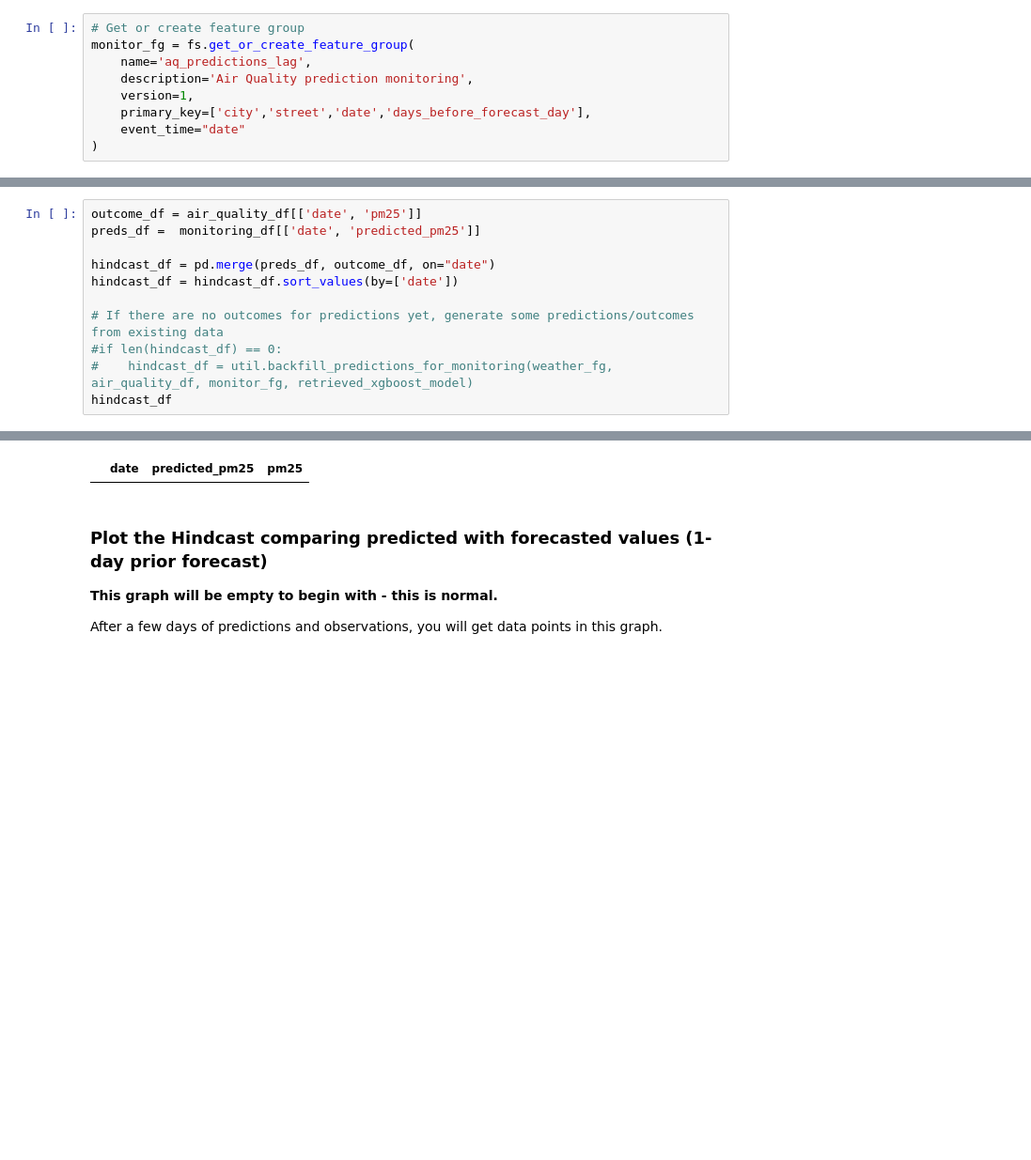
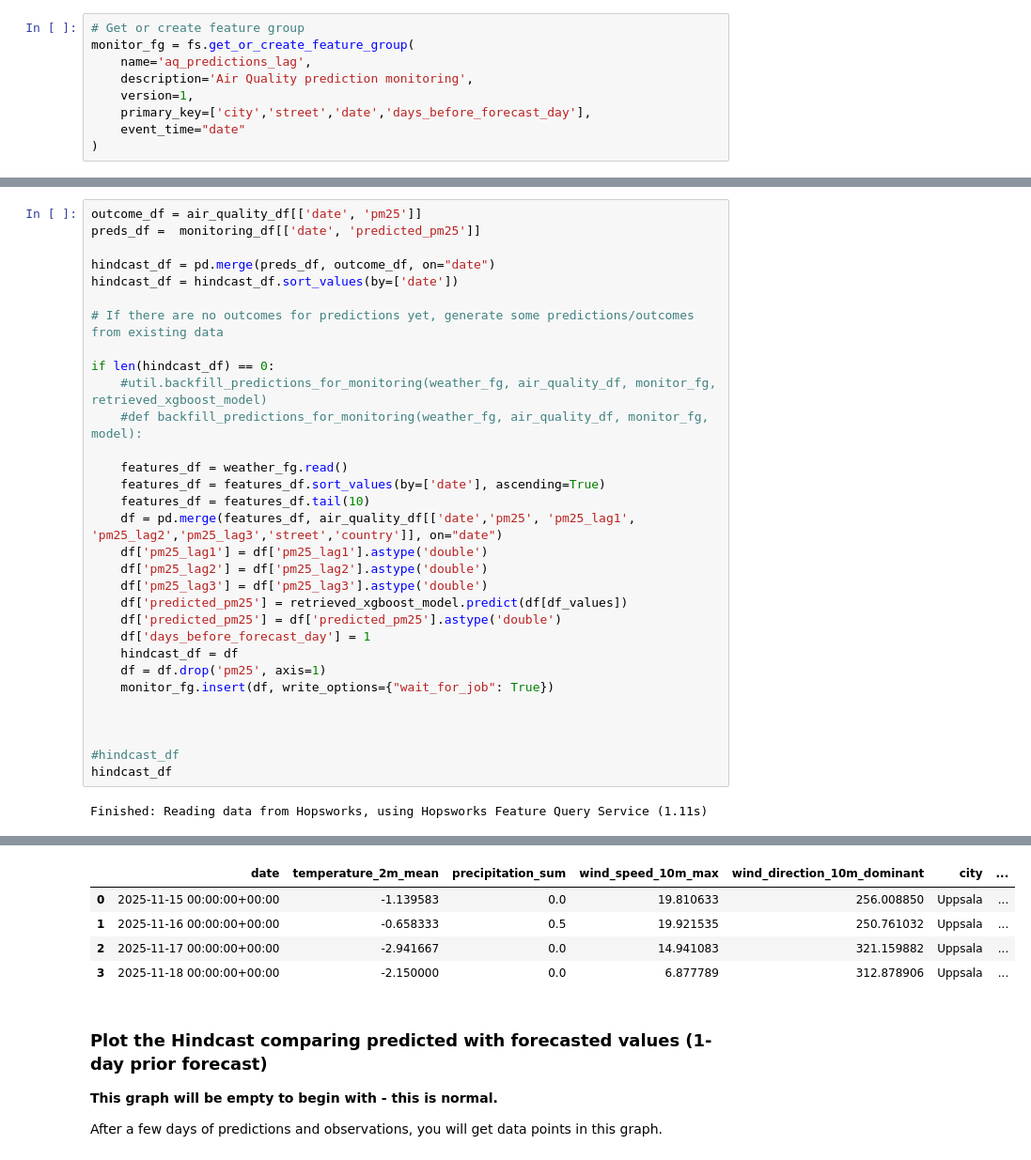
Before and after one commit to ololpol/mlfs-book, a Jupyter notebook: notebooks/airquality/4_air_quality_batch_inference.ipynb, the cells around one changed output, grey strips where cells are left out. Shown at 94% size. Drawn from its saved outputs; the diff is of its cells as text; blank space fills up the shorter version.

```diff
--- a/notebooks/airquality/4_air_quality_batch_inference.ipynb
+++ b/notebooks/airquality/4_air_quality_batch_inference.ipynb
@@ -334,7 +333,28 @@ hindcast_df = pd.merge(preds_df, outcome_df, on="date")
 hindcast_df = hindcast_df.sort_values(by=['date'])
 
 # If there are no outcomes for predictions yet, generate some predictions/outcomes from existing data
-#if len(hindcast_df) == 0:
-#    hindcast_df = util.backfill_predictions_for_monitoring(weather_fg, air_quality_df, monitor_fg, retrieved_xgboost_model)
+
+if len(hindcast_df) == 0:
+    #util.backfill_predictions_for_monitoring(weather_fg, air_quality_df, monitor_fg, retrieved_xgboost_model)
+    #def backfill_predictions_for_monitoring(weather_fg, air_quality_df, monitor_fg, model):
+
+    features_df = weather_fg.read()
+    features_df = features_df.sort_values(by=['date'], ascending=True)
+    features_df = features_df.tail(10)
+    df = pd.merge(features_df, air_quality_df[['date','pm25', 'pm25_lag1', 'pm25_lag2','pm25_lag3','street','country']], on="date")
+    df['pm25_lag1'] = df['pm25_lag1'].astype('double')
+    df['pm25_lag2'] = df['pm25_lag2'].astype('double')
+    df['pm25_lag3'] = df['pm25_lag3'].astype('double')
+    df['predicted_pm25'] = retrieved_xgboost_model.predict(df[df_values])
+    df['predicted_pm25'] = df['predicted_pm25'].astype('double')
+    df['days_before_forecast_day'] = 1
+    hindcast_df = df
+    df = df.drop('pm25', axis=1)
+    monitor_fg.insert(df, write_options={"wait_for_job": True})
+
+
+
+#hindcast_df
 hindcast_df
 # %% [output]
+Finished: Reading data from Hopsworks, using Hopsworks Feature Query Service (1.11s)
@@ -341,4 +372,8 @@ hindcast_df
-|  | date | predicted_pm25 | pm25 |
+|  | date | temperature_2m_mean | precipitation_sum | wind_speed_10m_max | wind_direction_10m_dominant | city | ... |
+| 0 | 2025-11-15 00:00:00+00:00 | -1.139583 | 0.0 | 19.810633 | 256.008850 | Uppsala | ... |
+| 1 | 2025-11-16 00:00:00+00:00 | -0.658333 | 0.5 | 19.921535 | 250.761032 | Uppsala | ... |
+| 2 | 2025-11-17 00:00:00+00:00 | -2.941667 | 0.0 | 14.941083 | 321.159882 | Uppsala | ... |
+| 3 | 2025-11-18 00:00:00+00:00 | -2.150000 | 0.0 | 6.877789 | 312.878906 | Uppsala | ... |
 # %% [markdown]
 ### Plot the Hindcast comparing predicted with forecasted values (1-day prior forecast)
 
```
Also changed, not shown: parts of 11 cells of this notebook, 2 other files.
